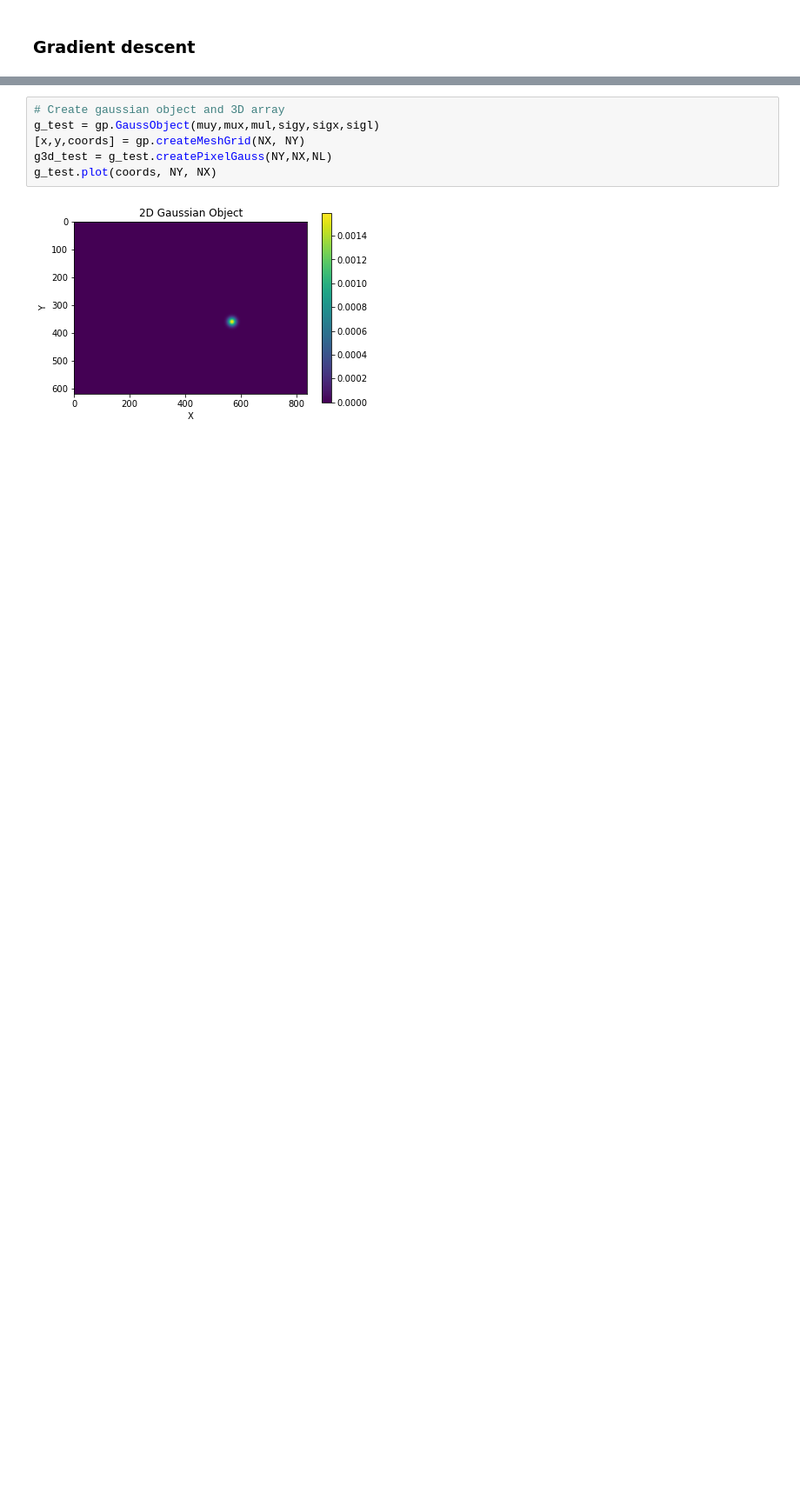
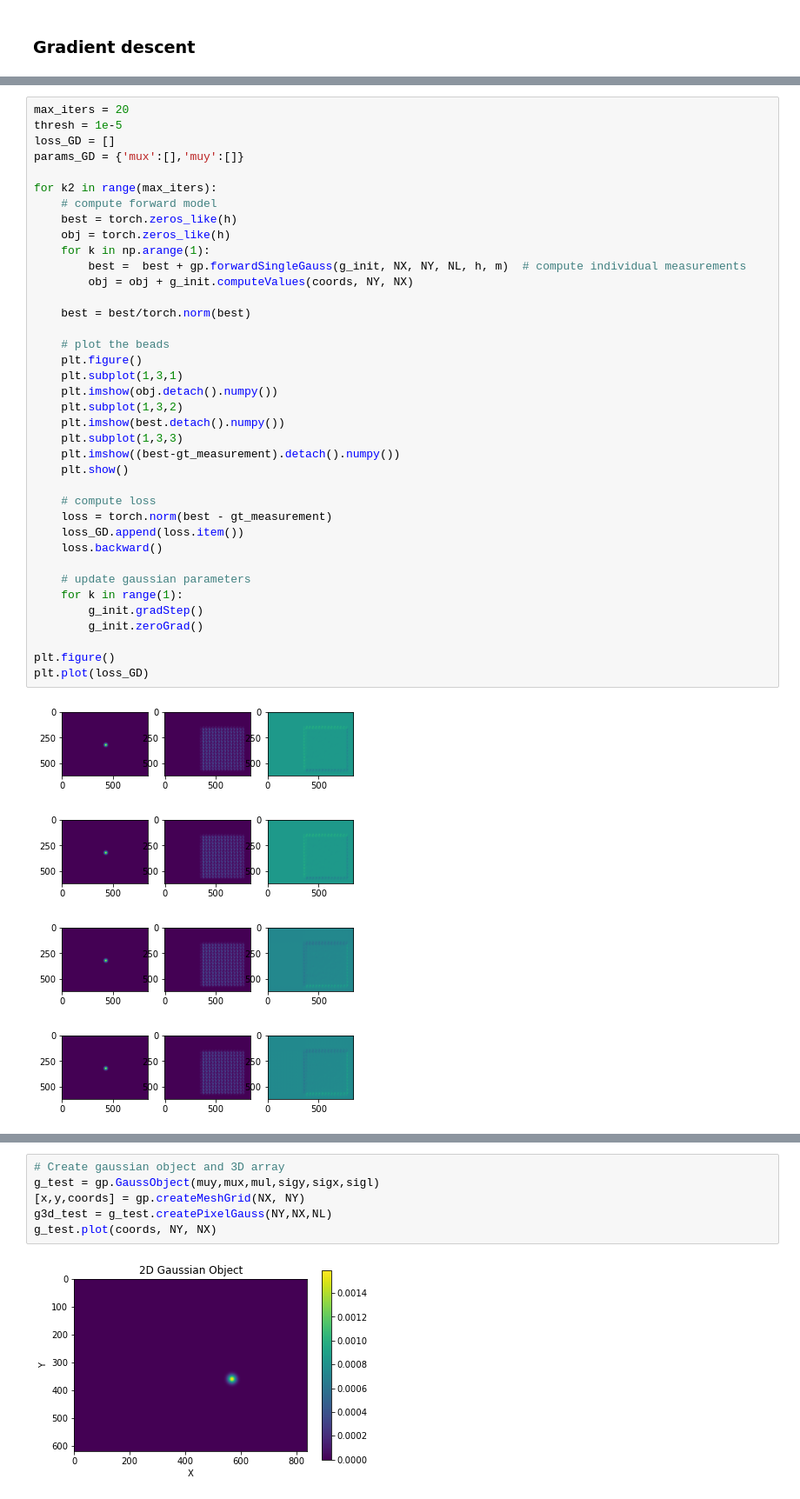
Before and after one commit to neerja/spectralmicroscope_gaussiansplatting, a Jupyter notebook: GaussSplatting/gaussian_localization.ipynb, the cells around one changed output, grey strips where cells are left out. Shown at 87% size. Cells and saved outputs as stored; diff of their text form; blank space fills up the shorter version.

```diff
--- a/GaussSplatting/gaussian_localization.ipynb
+++ b/GaussSplatting/gaussian_localization.ipynb
@@ -171,0 +198,43 @@ gaussObject(mu_x = 10.0, mu_y = 10.0, mu_l = 0.0), cov = tensor([[100.,   0.],
+# %%
+max_iters = 20
+thresh = 1e-5
+loss_GD = []
+params_GD = {'mux':[],'muy':[]}
+
+for k2 in range(max_iters):
+    # compute forward model
+    best = torch.zeros_like(h)
+    obj = torch.zeros_like(h)
+    for k in np.arange(1):
+        best =  best + gp.forwardSingleGauss(g_init, NX, NY, NL, h, m)  # compute individual measurements
+        obj = obj + g_init.computeValues(coords, NY, NX)
+
+    best = best/torch.norm(best)
+
+    # plot the beads
+    plt.figure()
+    plt.subplot(1,3,1)
+    plt.imshow(obj.detach().numpy())
+    plt.subplot(1,3,2)
+    plt.imshow(best.detach().numpy())
+    plt.subplot(1,3,3)
+    plt.imshow((best-gt_measurement).detach().numpy())
+    plt.show()
+
+    # compute loss
+    loss = torch.norm(best - gt_measurement)
+    loss_GD.append(loss.item())
+    loss.backward()
+
+    # update gaussian parameters
+    for k in range(1):
+        g_init.gradStep()
+        g_init.zeroGrad()
+
+plt.figure()
+plt.plot(loss_GD)
+# %% [output]
+[figure, added]
+[figure, added]
+[figure, added]
+[figure, added]
```
Also changed, not shown: parts of 17 cells of this notebook, 2 other files.
